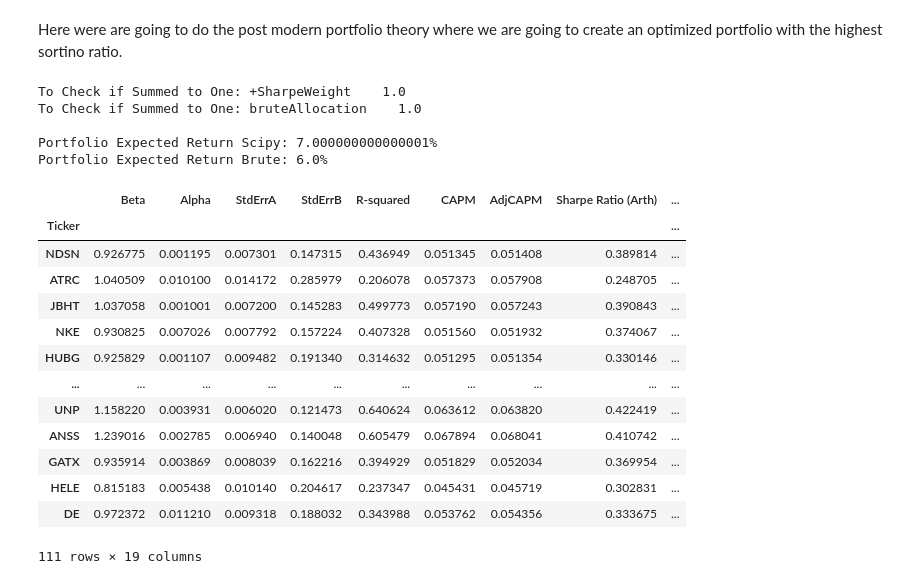
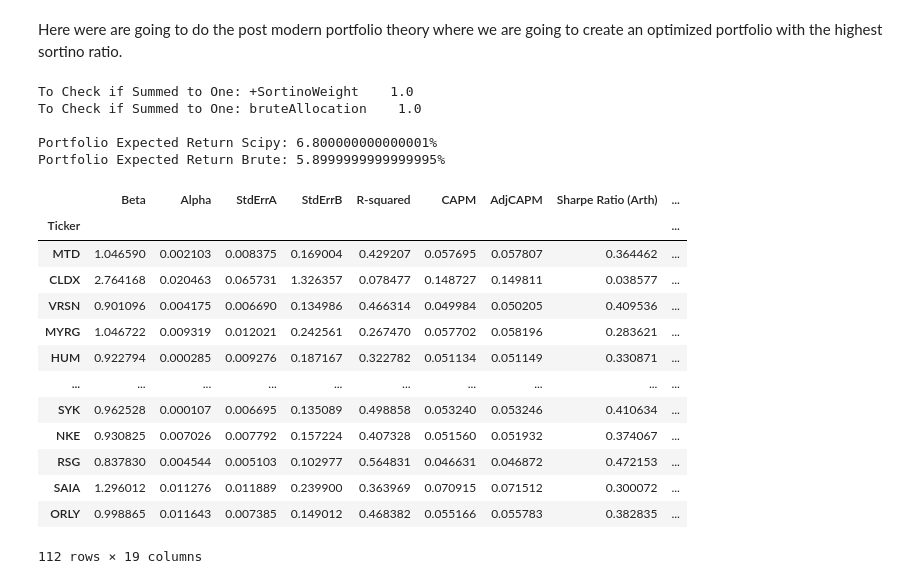
Before and after one commit to ts7even/not_ltcm, a Jupyter notebook: not_ltcm.ipynb, the cells around one changed output. Drawn from its saved outputs; the diff is of its cells as text; code cells hidden in the pictures.

```diff
--- a/not_ltcm.ipynb
+++ b/not_ltcm.ipynb
@@ -28,9 +33,8 @@ stock_data = pd.read_csv("Factset_Screen_Data\S_P_smoked.csv")
 stock_data.rename(columns={'Symbol':'Ticker'}, inplace=True)
 # Make Ticker the index
 stock_data.set_index('Ticker', inplace=True)
-# Remove commas in Recent Closing Price, Market Value, Purchase Price, Common Shares Columns, There is something wrong with lookback closing price.
 
-# stock_data['Lookback Closing Price'] = stock_data['Lookback Closing Price'].str.replace(',', '').astype(float) # I Guess there are no floats in this column.
+# Remove commas in Recent Closing Price, Market Value, Purchase Price, Common Shares Columns.
 stock_data['Purchase Closing Price'] = stock_data['Purchase Closing Price'].str.replace(',', '').astype(float)
 stock_data['Recent Closing Price'] = stock_data['Recent Closing Price'].str.replace(',', '').astype(float)
 stock_data['Current Market Value'] = stock_data['Current Market Value'].str.replace(',', '').astype(float)
@@ -49,7 +53,6 @@ untouchable_tickers = ["GME", "LIN"]
 stock_data = stock_data.drop(untouchable_tickers, axis=0) # Drop untouchable tickers
 
 # Drop all rows with NaN values
-stock_data = stock_data.dropna()
 
 stock_data.head(26)
 # %% [output]
@@ -227,8 +191,8 @@ correlation_of_log_returns = pt_log.corr() # Correlation Matrix of the log retur
 
 
 # Purchase Price has to be less than recent closing price, Alpha Greater than 0
-data_screen = total_data[total_data['Purchase Closing Price'] < total_data['Recent Closing Price']]
-
+# data_screen = total_data[total_data['Purchase Closing Price'] < total_data['Recent Closing Price']]
+data_screen = total_data
 
 # Here we are getting the larget sortino ratio stocks
 largest_arth_sortino = data_screen.nlargest(100, 'Sortino Ratio (Arth)')
@@ -378,7 +342,7 @@ min_weight = 0.001
 max_weight = 0.08
 
 # Here is the number of simulations of the stocks
-num_port = 100000
+num_port = 1000000
 
 
 
@@ -387,18 +351,18 @@ def portfolio_annualised_performance(weights, expectedReturns, Sigma):
     std = np.sqrt(np.dot(weights.T, np.dot(Sigma, weights)))
     return std, returns
 
-def neg_sharpe_ratio(weights, expectedReturns, Sigma, risk_free_rate):
+def neg_sortino_ratio(weights, expectedReturns, Sigma, risk_free_rate):
     p_var, p_ret = portfolio_annualised_performance(weights, expectedReturns, Sigma)
     return -(p_ret - risk_free_rate) / p_var
 
-def max_sharpe_ratio(expectedReturns, Sigma, risk_free_rate):
+def max_sortino_ratio(expectedReturns, Sigma, risk_free_rate):
     num_assets = len(expectedReturns)
     args = (expectedReturns, Sigma, risk_free_rate)
     constraints = ({'type': 'eq', 'fun': lambda x: np.sum(x) - 1})
     bound = (min_weight,max_weight)
     bounds = tuple(bound for asset in range(num_assets))
 
-    result = sco.minimize(neg_sharpe_ratio, num_assets*[1./num_assets,], args=args,
+    result = sco.minimize(neg_sortino_ratio, num_assets*[1./num_assets,], args=args,
                         method='SLSQP', bounds=bounds, constraints=constraints)
     return result
 
@@ -419,8 +383,8 @@ def min_variance(expectedReturns, Sigma):
 
 
 def display_ef_with_selected(expectedReturns, Sigma, risk_free_rate):
-    max_sharpe = max_sharpe_ratio(expectedReturns, Sigma, risk_free_rate)
-    max_sharpe_allocation = pd.DataFrame({"+SharpeWeight":max_sharpe.x})
+    max_sortino = max_sortino_ratio(expectedReturns, Sigma, risk_free_rate)
+    max_sortino_allocation = pd.DataFrame({"+SortinoWeight":max_sortino.x})
 
     min_vol = min_variance(expectedReturns, Sigma)
     min_vol_allocation = pd.DataFrame({'-VolWeight':min_vol.x})
@@ -429,7 +393,7 @@ def display_ef_with_selected(expectedReturns, Sigma, risk_free_rate):
     wWeight = np.zeros((num_port,len(expectedReturns)))
     expectedReturn = np.zeros(num_port)
     expectedVolatility = np.zeros(num_port)
-    sharpeRatio = np.zeros(num_port)
+    sortinoRatio = np.zeros(num_port)
 
     markowiz_dataframe = pd.DataFrame()
     for k in range(num_port):
@@ -439,69 +403,69 @@ def display_ef_with_selected(expectedReturns, Sigma, risk_free_rate):
         wWeight[k,:] = w
         expectedReturn[k] = np.sum((expectedReturns * w))
         expectedVolatility[k] = np.sqrt(np.dot(w.T,np.dot(Sigma, w)))
-        sharpeRatio[k] = expectedReturn[k]/expectedVolatility[k]
+        sortinoRatio[k] = expectedReturn[k]/expectedVolatility[k]
 
-    maxIndex = sharpeRatio.argmax()
+    maxIndex = sortinoRatio.argmax()
     lmx = wWeight[maxIndex,:]
     bruteAllocation = pd.DataFrame({'bruteAllocation': lmx})
 
 
-    # Concatenate the max_sharpe_allocation, min_vol_allocation, and bruteAllocation DataFrames
-    markowiz_dataframe = pd.concat([max_sharpe_allocation, bruteAllocation], axis=1)
+    # Concatenate the max_sortino_allocation, min_vol_allocation, and bruteAllocation DataFrames
+    markowiz_dataframe = pd.concat([max_sortino_allocation, bruteAllocation], axis=1)
 
     # Concatenate the filtered_total_data and markowiz_dataframe DataFrames on the filtered_total_data index
     markowiz_dataframe = pd.concat([filtered_total_data.reset_index(), markowiz_dataframe],axis=1)
     markowiz_dataframe = markowiz_dataframe.set_index('Ticker')
 
 
     return markowiz_dataframe
 
 
 efficent_frontier_data = display_ef_with_selected(expectedReturn, Sigma, risk_free_rate)
 
 
 
 # Check to See if the Data sums to 1
-print(f"To Check if Summed to One: {efficent_frontier_data[['+SharpeWeight']].sum().to_string()}")
+print(f"To Check if Summed to One: {efficent_frontier_data[['+SortinoWeight']].sum().to_string()}")
 print(f"To Check if Summed to One: {efficent_frontier_data[['bruteAllocation']].sum().to_string()} \n")
 
 
-portfolio_expected_return_Scipy = np.sum(efficent_frontier_data['CAPM']*efficent_frontier_data['+SharpeWeight'])
+portfolio_expected_return_Scipy = np.sum(efficent_frontier_data['CAPM']*efficent_frontier_data['+SortinoWeight'])
 portfolio_expected_return_brute = np.sum(efficent_frontier_data['CAPM']*efficent_frontier_data['bruteAllocation'])
 
-portfolio_volatility_Scipy = np.sqrt(np.dot(efficent_frontier_data['+SharpeWeight'].T,np.dot(Sigma, efficent_frontier_data['+SharpeWeight'])))
+portfolio_volatility_Scipy = np.sqrt(np.dot(efficent_frontier_data['+SortinoWeight'].T,np.dot(Sigma, efficent_frontier_data['+SortinoWeight'])))
 portfolio_volatility_brute = np.sqrt(np.dot(efficent_frontier_data['bruteAllocation'].T,np.dot(Sigma, efficent_frontier_data['bruteAllocation'])))
 
 
-print(f"Portfolio Expected Return Scipy: {round(portfolio_expected_return_Scipy, 2)*100}%")
-print(f"Portfolio Expected Return Brute: {round(portfolio_expected_return_brute, 2)*100}%")
+print(f"Portfolio Expected Return Scipy: {round(portfolio_expected_return_Scipy, 3)*100}%")
+print(f"Portfolio Expected Return Brute: {round(portfolio_expected_return_brute, 3)*100}%")
 
 
 
 # Sort by brite force allocation for the largest weights
 sorted_brute_allocation = efficent_frontier_data.sort_values(by=['bruteAllocation'], ascending=False)
-# sorted_brute_allocation.to_csv('Output_Attribution/highest_sortino_stocks.csv')
+sorted_brute_allocation.to_csv('Output_Attribution/highest_sortino_stocks.csv')
 sorted_brute_allocation
 # %% [output]
-To Check if Summed to One: +SharpeWeight    1.0
+To Check if Summed to One: +SortinoWeight    1.0
 To Check if Summed to One: bruteAllocation    1.0
 
-Portfolio Expected Return Scipy: 7.000000000000001%
-Portfolio Expected Return Brute: 6.0%
+Portfolio Expected Return Scipy: 6.800000000000001%
+Portfolio Expected Return Brute: 5.8999999999999995%
 |  | Beta | Alpha | StdErrA | StdErrB | R-squared | CAPM | AdjCAPM | Sharpe Ratio (Arth) | ... |
 | Ticker |  |  |  |  |  |  |  |  | ... |
-| NDSN | 0.926775 | 0.001195 | 0.007301 | 0.147315 | 0.436949 | 0.051345 | 0.051408 | 0.389814 | ... |
-| ATRC | 1.040509 | 0.010100 | 0.014172 | 0.285979 | 0.206078 | 0.057373 | 0.057908 | 0.248705 | ... |
-| JBHT | 1.037058 | 0.001001 | 0.007200 | 0.145283 | 0.499773 | 0.057190 | 0.057243 | 0.390843 | ... |
+| MTD | 1.046590 | 0.002103 | 0.008375 | 0.169004 | 0.429207 | 0.057695 | 0.057807 | 0.364462 | ... |
+| CLDX | 2.764168 | 0.020463 | 0.065731 | 1.326357 | 0.078477 | 0.148727 | 0.149811 | 0.038577 | ... |
+| VRSN | 0.901096 | 0.004175 | 0.006690 | 0.134986 | 0.466314 | 0.049984 | 0.050205 | 0.409536 | ... |
+| MYRG | 1.046722 | 0.009319 | 0.012021 | 0.242561 | 0.267470 | 0.057702 | 0.058196 | 0.283621 | ... |
+| HUM | 0.922794 | 0.000285 | 0.009276 | 0.187167 | 0.322782 | 0.051134 | 0.051149 | 0.330871 | ... |
+| ... | ... | ... | ... | ... | ... | ... | ... | ... | ... |
+| SYK | 0.962528 | 0.000107 | 0.006695 | 0.135089 | 0.498858 | 0.053240 | 0.053246 | 0.410634 | ... |
 | NKE | 0.930825 | 0.007026 | 0.007792 | 0.157224 | 0.407328 | 0.051560 | 0.051932 | 0.374067 | ... |
-| HUBG | 0.925829 | 0.001107 | 0.009482 | 0.191340 | 0.314632 | 0.051295 | 0.051354 | 0.330146 | ... |
-| ... | ... | ... | ... | ... | ... | ... | ... | ... | ... |
-| UNP | 1.158220 | 0.003931 | 0.006020 | 0.121473 | 0.640624 | 0.063612 | 0.063820 | 0.422419 | ... |
-| ANSS | 1.239016 | 0.002785 | 0.006940 | 0.140048 | 0.605479 | 0.067894 | 0.068041 | 0.410742 | ... |
-| GATX | 0.935914 | 0.003869 | 0.008039 | 0.162216 | 0.394929 | 0.051829 | 0.052034 | 0.369954 | ... |
-| HELE | 0.815183 | 0.005438 | 0.010140 | 0.204617 | 0.237347 | 0.045431 | 0.045719 | 0.302831 | ... |
-| DE | 0.972372 | 0.011210 | 0.009318 | 0.188032 | 0.343988 | 0.053762 | 0.054356 | 0.333675 | ... |
+| RSG | 0.837830 | 0.004544 | 0.005103 | 0.102977 | 0.564831 | 0.046631 | 0.046872 | 0.472153 | ... |
+| SAIA | 1.296012 | 0.011276 | 0.011889 | 0.239900 | 0.363969 | 0.070915 | 0.071512 | 0.300072 | ... |
+| ORLY | 0.998865 | 0.011643 | 0.007385 | 0.149012 | 0.468382 | 0.055166 | 0.055783 | 0.382835 | ... |
-111 rows × 19 columns
+112 rows × 19 columns
 # %%
 
 
```
Also changed, not shown: parts of 20 cells of this notebook, 7 other files.
